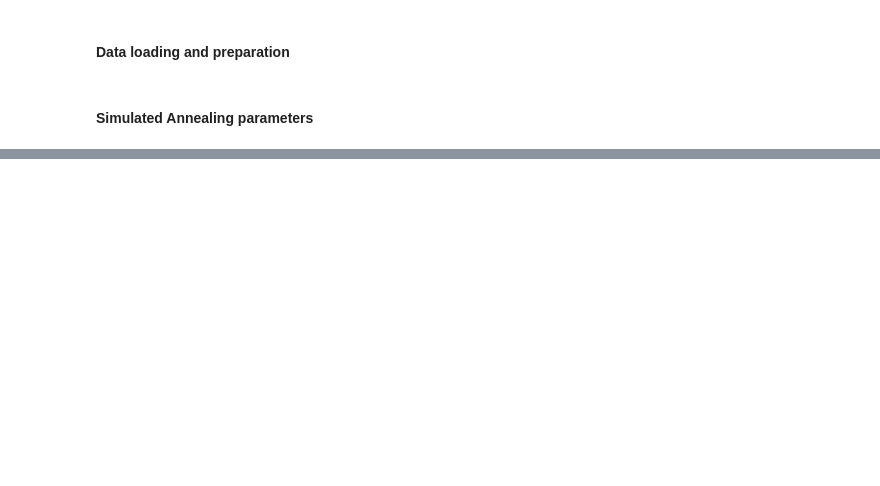
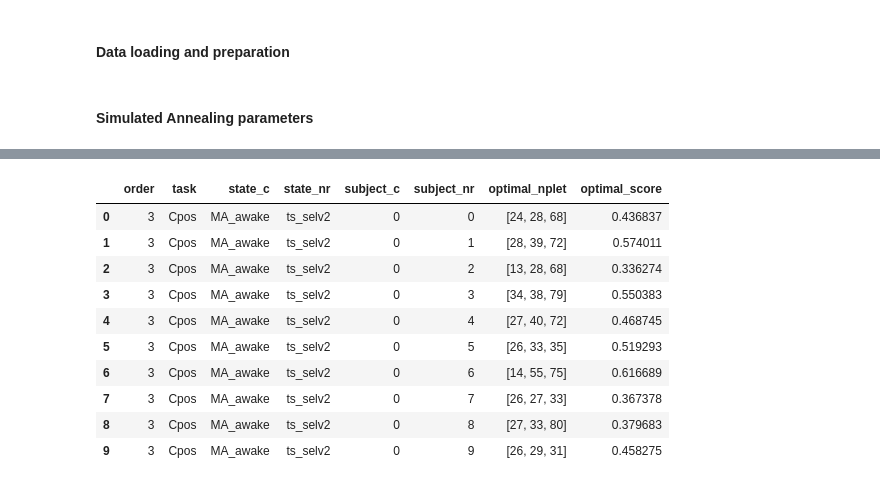
Before and after one commit to camilo-espinosa/high-order-anesthesia, a Jupyter notebook: notebooks/R1_A_nplet_from_pairs.ipynb, the cells around one changed output, grey strips where cells are left out. Saved outputs shown, nothing was run; the diff lists cells and outputs as text; code cells hidden in the pictures; blank space fills up the shorter version.

```diff
--- a/notebooks/R1_A_nplet_from_pairs.ipynb
+++ b/notebooks/R1_A_nplet_from_pairs.ipynb
@@ -63,7 +100,7 @@ nonresponsive_states = {
 # %%
-early_stop = 1000
-max_iter = 10000
-repeat = 100
+early_stop = 10
+max_iter = 100
+repeat = 10
 batch_size = 300
 device = "cuda" if torch.cuda.is_available() else "cpu"
 torch.cuda.empty_cache()
@@ -76,4 +123,7 @@ orders = [3,4]
 # %%
+datasets_to_optimize = ['DBS', 'MA']
+orders = [3,4,5]
+
 for selected_dataset in datasets_to_optimize:
     t_i = time.time()
     for order in orders:
@@ -186,0 +261,15 @@ KeyboardInterrupt:
+# %%
+for selected_dataset in datasets_to_optimize:
+    all_orders = pd.DataFrame()
+    for order in orders:
+        path = Path(results_path) / f"R1_A_max_O_diff_{selected_dataset}_{order}.csv"
+        temp = pd.read_csv(path, sep=";", decimal=",", encoding="utf-8-sig")
+        all_orders = pd.concat([all_orders, temp], ignore_index=True)
+
+    all_orders.to_csv(
+        f"{results_path}/R1_A_max_O_diff_{selected_dataset}_all_orders.csv",
+        index=False,
+        encoding="utf-8-sig",
+        sep=";",
+        decimal=",",
+    )
@@ -186,0 +287,14 @@ KeyboardInterrupt:
+# %%
+all_orders.head(10)
+# %% [output]
+|  | order | task | state_c | state_nr | subject_c | subject_nr | optimal_nplet | optimal_score |
+| 0 | 3 | Cpos | MA_awake | ts_selv2 | 0 | 0 | [24, 28, 68] | 0.436837 |
+| 1 | 3 | Cpos | MA_awake | ts_selv2 | 0 | 1 | [28, 39, 72] | 0.574011 |
+| 2 | 3 | Cpos | MA_awake | ts_selv2 | 0 | 2 | [13, 28, 68] | 0.336274 |
+| 3 | 3 | Cpos | MA_awake | ts_selv2 | 0 | 3 | [34, 38, 79] | 0.550383 |
+| 4 | 3 | Cpos | MA_awake | ts_selv2 | 0 | 4 | [27, 40, 72] | 0.468745 |
+| 5 | 3 | Cpos | MA_awake | ts_selv2 | 0 | 5 | [26, 33, 35] | 0.519293 |
+| 6 | 3 | Cpos | MA_awake | ts_selv2 | 0 | 6 | [14, 55, 75] | 0.616689 |
+| 7 | 3 | Cpos | MA_awake | ts_selv2 | 0 | 7 | [26, 27, 33] | 0.367378 |
+| 8 | 3 | Cpos | MA_awake | ts_selv2 | 0 | 8 | [27, 33, 80] | 0.379683 |
+| 9 | 3 | Cpos | MA_awake | ts_selv2 | 0 | 9 | [26, 29, 31] | 0.458275 |
```
Also changed, not shown: parts of 10 cells of this notebook, 2 other files.
